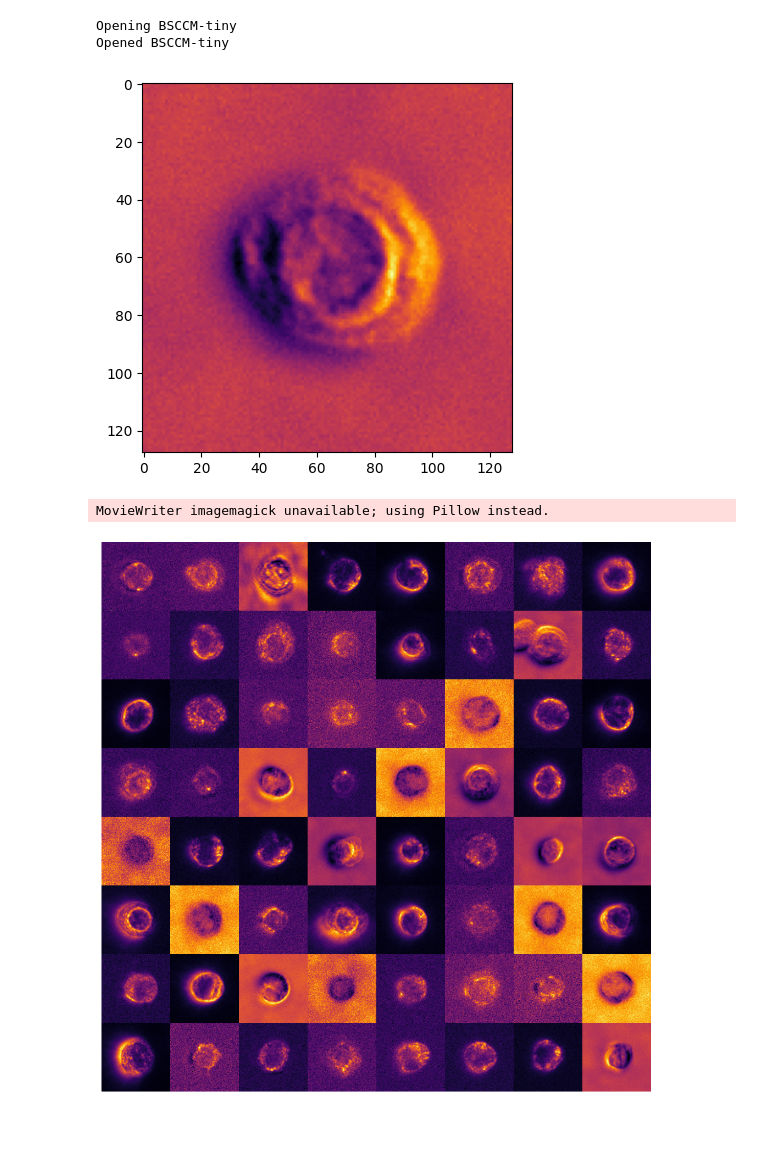
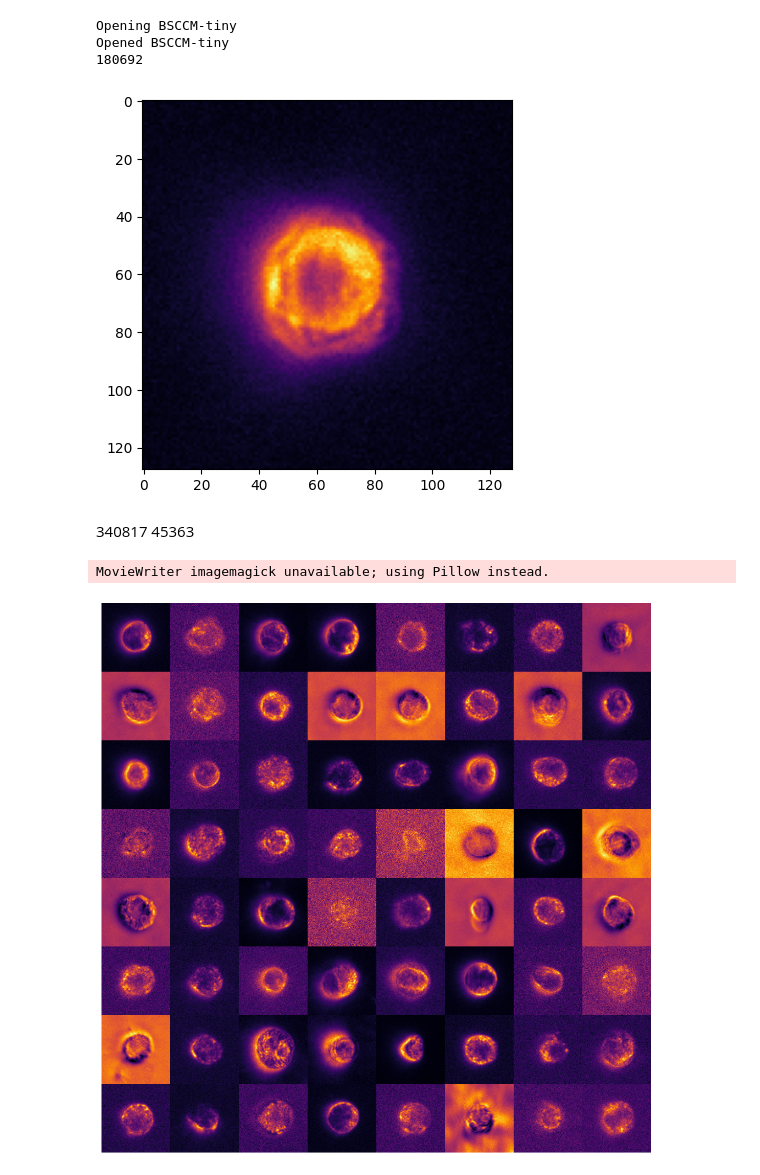
Before and after one commit to Waller-Lab/BSCCM, a Jupyter notebook: figure_making/animation_maker.ipynb, the cells around one changed output. Drawn from its saved outputs; the diff is of its cells as text; code cells hidden in the pictures; blank space fills up the shorter version.

Commit message:
figure maker

```diff
--- a/figure_making/animation_maker.ipynb
+++ b/figure_making/animation_maker.ipynb
@@ -12,41 +12,47 @@ dataset = BSCCM('/Users/henrypinkard/Desktop/BSCCM-tiny')
 
 valid_indices = dataset.get_indices()
 an_index = valid_indices[1]
-image = dataset.read_image(an_index, channel='DPC_Left')
+an_index = random.choice(valid_indices)
+print(an_index)
+image = dataset.read_image(an_index, channel='DF_50')
 plt.imshow(image, cmap='inferno')
 
 # Define the channels
 channels = ['Brightfield',
             'DF_50',
             'DF_50_Bottom',
             'DF_50_Right',
             'DF_55',
             'DF_60',
             'DF_60_Bottom',
             'DF_60_Right',
             'DF_65',
             'DF_70',
             'DF_70_Bottom',
             'DF_70_Right',
             'DF_75',
             'DF_80',
             'DF_80_Bottom',
             'DF_80_Right',
             'DF_85',
             'DF_90',
             'DPC_Bottom',
             'DPC_Left',
             'DPC_Right',
             'DPC_Top',
             'LED119']
 # %% [output]
 Opening BSCCM-tiny
 Opened BSCCM-tiny
+180692
-[figure, old version]
+[figure, new version]
+# %% [markdown]
+340817
+45363
 # %%
 
 # Select indices for the 8x8 grid
-valid_indices = dataset.get_indices()
+valid_indices = dataset.get_indices(shuffle=True, seed=123)
 grid_indices = valid_indices[:64]  # Adjust as needed
 
 
@@ -94,4 +100,4 @@ anim = FuncAnimation(fig, update, frames=20, interval=500)  # 20 frames, 500ms e
 anim.save('cell_montage_animation.gif', writer='imagemagick')
 # %% [output]
 MovieWriter imagemagick unavailable; using Pillow instead.
-[figure, old version]
+[figure, new version]
```
Also changed, not shown: parts of 4 cells of this notebook, 1 other file.
